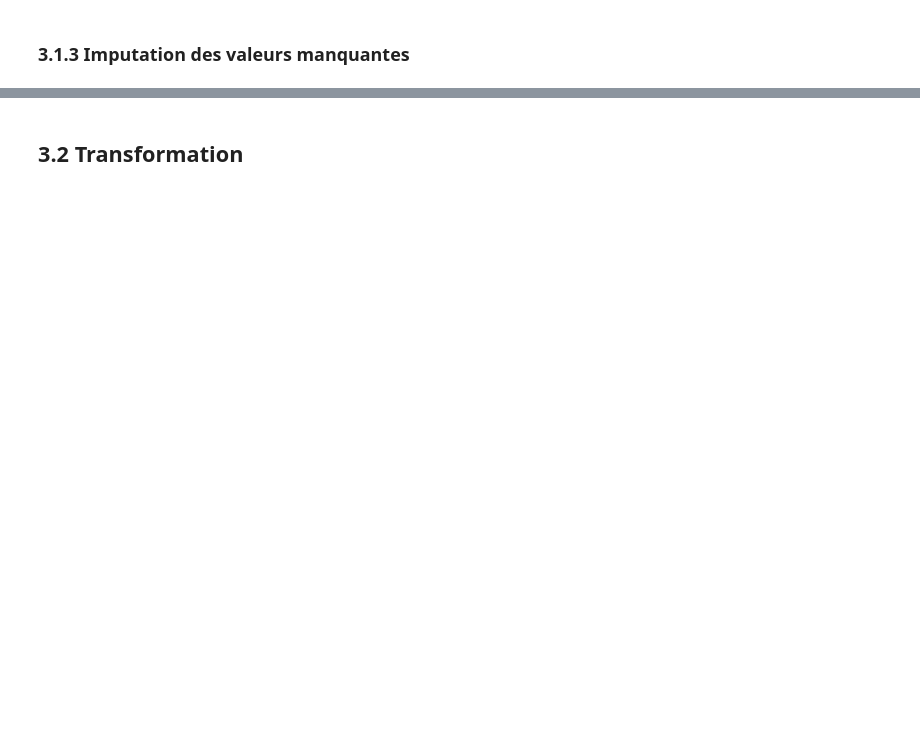
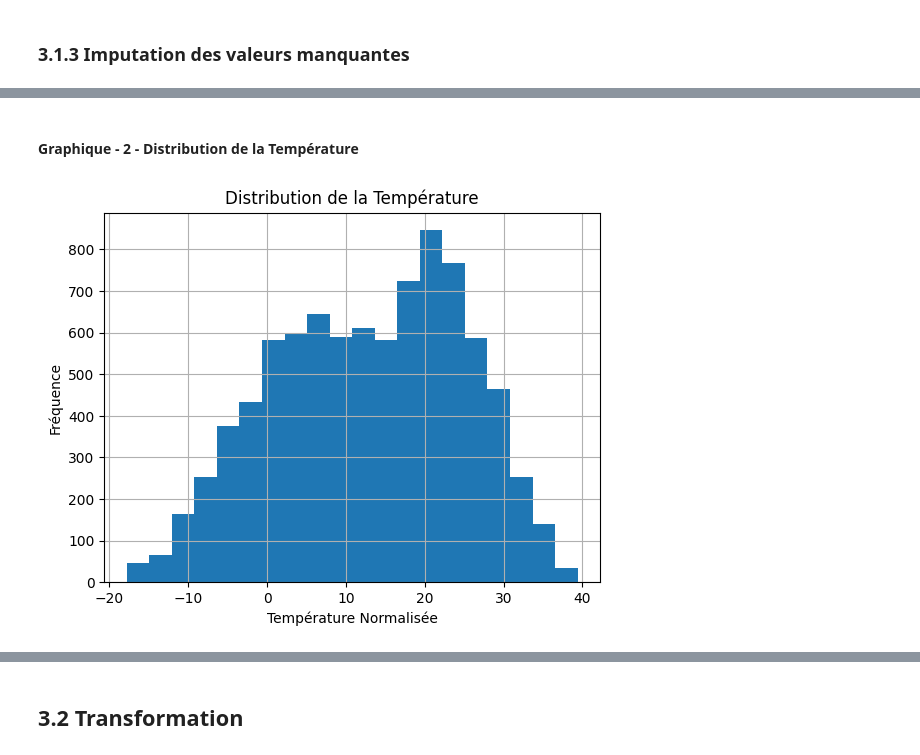
Before and after one commit to Majdi-Zlitni/ML-Project-Bike-Sharing-Model, a Jupyter notebook: Notebooks/Bike_Sharing_Analysis.ipynb, the cells around one changed output, grey strips where cells are left out. Saved outputs shown, nothing was run; the diff lists cells and outputs as text; code cells hidden in the pictures; blank space fills up the shorter version.

```diff
--- a/Notebooks/Bike_Sharing_Analysis.ipynb
+++ b/Notebooks/Bike_Sharing_Analysis.ipynb
@@ -266,0 +260,13 @@ data.fillna(method='ffill', inplace=True)
+# %% [markdown]
+#### Graphique - 2 - Distribution de la Température
+# %%
+import matplotlib.pyplot as plt
+
+# Afficher un histogramme des températures
+data['Temperature(°C)'].hist(bins=20)
+plt.title('Distribution de la Température')
+plt.xlabel('Température Normalisée')
+plt.ylabel('Fréquence')
+plt.show()
+# %% [output]
+[figure, added]
```
Also changed, not shown: parts of 92 cells of this notebook, 21 other files.
